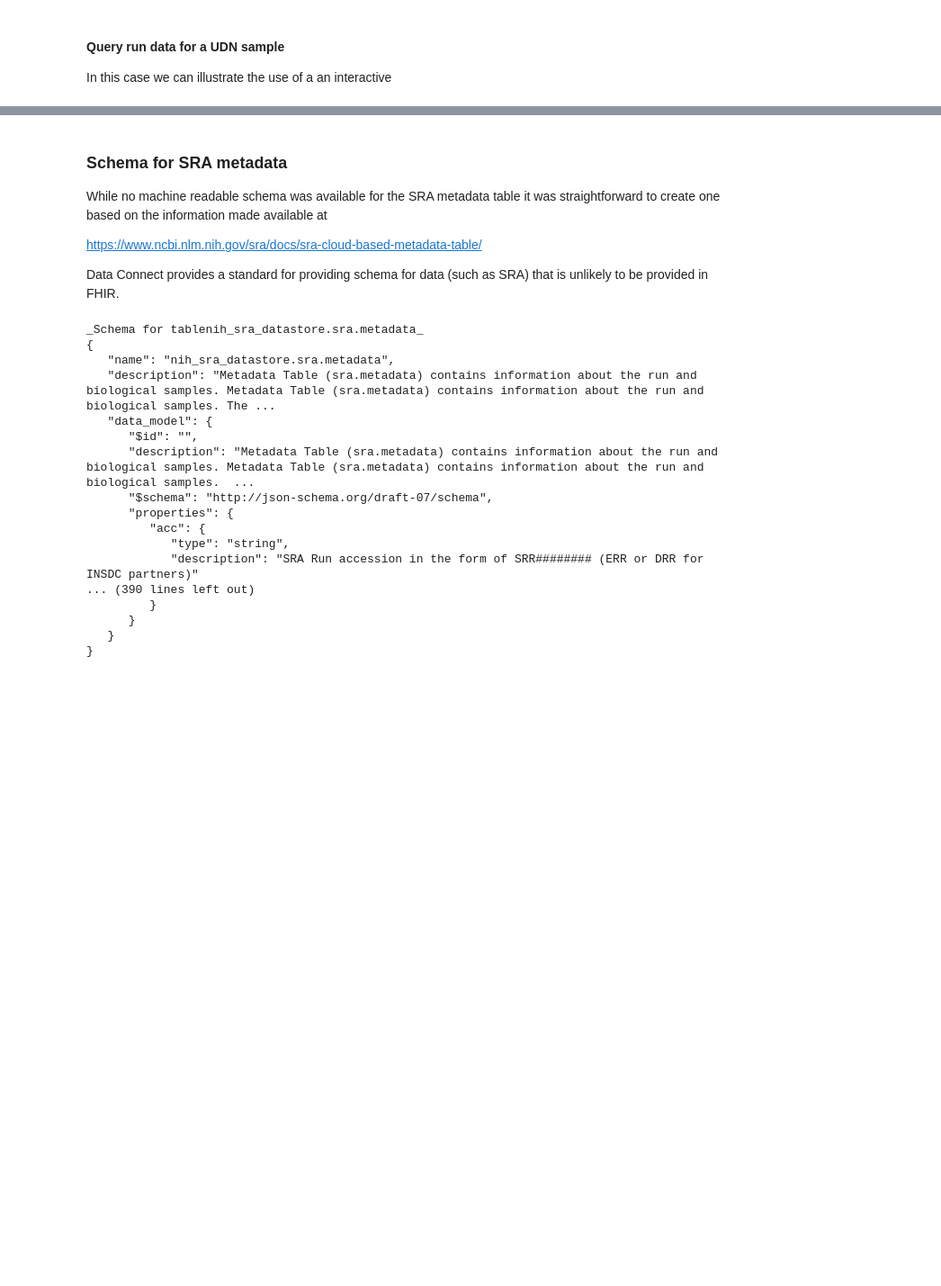
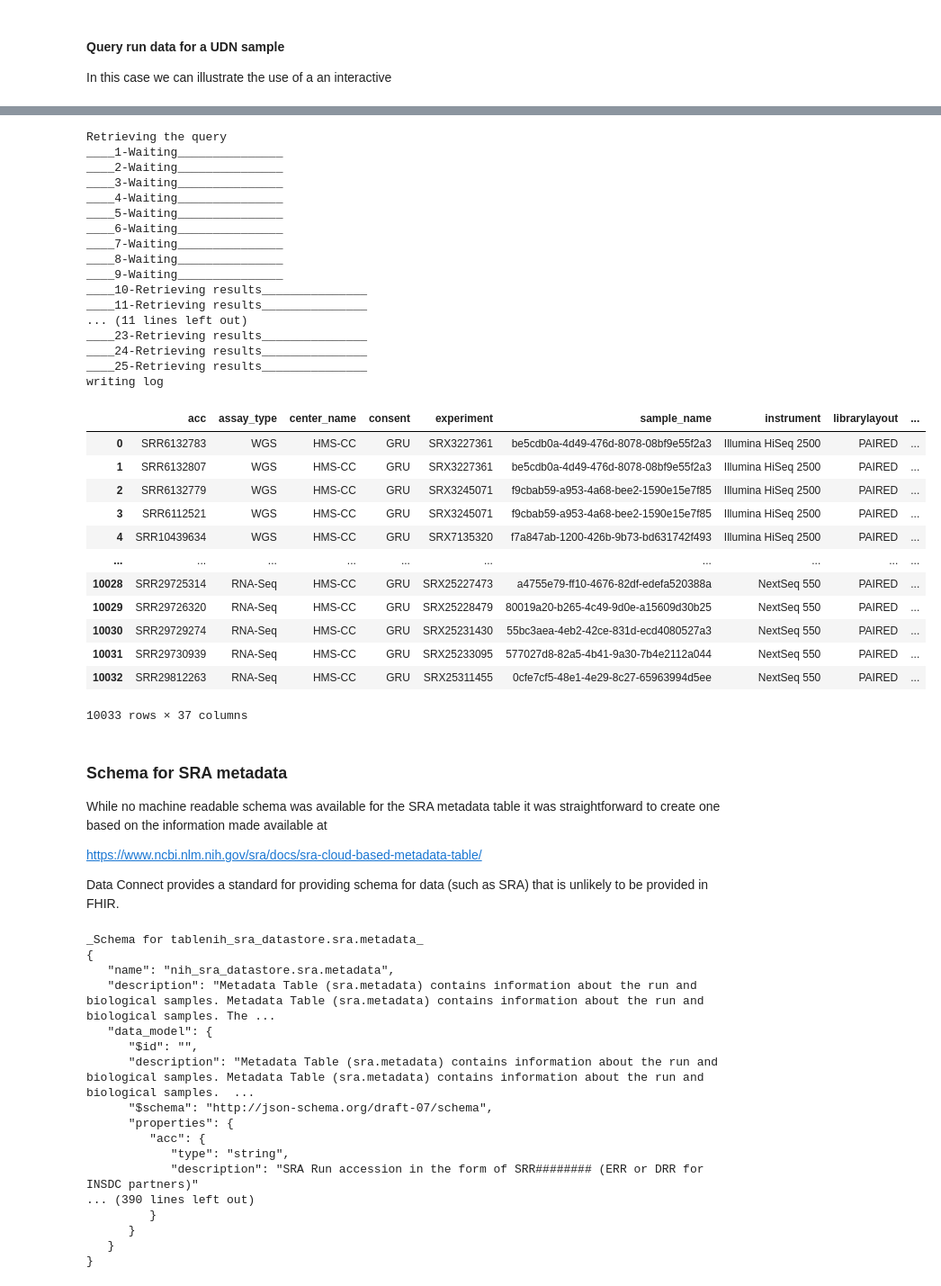
Before and after one commit to ga4gh/fasp-scripts, a Jupyter notebook: notebooks/search/Data Connect - dbGaP 1.ipynb, the cells around one changed output, grey strips where cells are left out. Shown: that part at 90% size. Cells and saved outputs as stored; diff of their text form; code cells hidden in the pictures; blank space fills up the shorter version.

```diff
--- a/notebooks/search/Data Connect - dbGaP 1.ipynb
+++ b/notebooks/search/Data Connect - dbGaP 1.ipynb
@@ -864,0 +1035,8 @@ ____Page65_______________
+# %%
+query1 = '''SELECT assay_type, experiment, instrument, librarysource, avgspotlen
+FROM tutorial.scr_udn_v5.sra_run_flat
+where acc='SRR29721791'
+'''
+
+res = cl.run_query(query1, return_type='dataframe', )
+res
@@ -865,3 +1064,39 @@ ____Page65_______________
+# %%
+json_data = cl.get_data('tutorial.scr_udn_v5.sra_run', return_type='json')
+                        #query_tags=query_tags )
+df = pd.DataFrame.from_dict(json_data)
+df
+# %% [output]
+Retrieving the query
+____1-Waiting_______________
+____2-Waiting_______________
+____3-Waiting_______________
+____4-Waiting_______________
+____5-Waiting_______________
+____6-Waiting_______________
+____7-Waiting_______________
+____8-Waiting_______________
+____9-Waiting_______________
+____10-Retrieving results_______________
+____11-Retrieving results_______________
+... (11 lines left out)
+____23-Retrieving results_______________
+____24-Retrieving results_______________
+____25-Retrieving results_______________
+writing log
+|  | acc | assay_type | center_name | consent | experiment | sample_name | instrument | librarylayout | ... |
+| 0 | SRR6132783 | WGS | HMS-CC | GRU | SRX3227361 | be5cdb0a-4d49-476d-8078-08bf9e55f2a3 | Illumina HiSeq 2500 | PAIRED | ... |
+| 1 | SRR6132807 | WGS | HMS-CC | GRU | SRX3227361 | be5cdb0a-4d49-476d-8078-08bf9e55f2a3 | Illumina HiSeq 2500 | PAIRED | ... |
+| 2 | SRR6132779 | WGS | HMS-CC | GRU | SRX3245071 | f9cbab59-a953-4a68-bee2-1590e15e7f85 | Illumina HiSeq 2500 | PAIRED | ... |
+| 3 | SRR6112521 | WGS | HMS-CC | GRU | SRX3245071 | f9cbab59-a953-4a68-bee2-1590e15e7f85 | Illumina HiSeq 2500 | PAIRED | ... |
+| 4 | SRR10439634 | WGS | HMS-CC | GRU | SRX7135320 | f7a847ab-1200-426b-9b73-bd631742f493 | Illumina HiSeq 2500 | PAIRED | ... |
+| ... | ... | ... | ... | ... | ... | ... | ... | ... | ... |
+| 10028 | SRR29725314 | RNA-Seq | HMS-CC | GRU | SRX25227473 | a4755e79-ff10-4676-82df-edefa520388a | NextSeq 550 | PAIRED | ... |
+| 10029 | SRR29726320 | RNA-Seq | HMS-CC | GRU | SRX25228479 | 80019a20-b265-4c49-9d0e-a15609d30b25 | NextSeq 550 | PAIRED | ... |
+| 10030 | SRR29729274 | RNA-Seq | HMS-CC | GRU | SRX25231430 | 55bc3aea-4eb2-42ce-831d-ecd4080527a3 | NextSeq 550 | PAIRED | ... |
+| 10031 | SRR29730939 | RNA-Seq | HMS-CC | GRU | SRX25233095 | 577027d8-82a5-4b41-9a30-7b4e2112a044 | NextSeq 550 | PAIRED | ... |
+| 10032 | SRR29812263 | RNA-Seq | HMS-CC | GRU | SRX25311455 | 0cfe7cf5-48e1-4e29-8c27-65963994d5ee | NextSeq 550 | PAIRED | ... |
+10033 rows × 37 columns
 # %% [markdown]
 ### Schema for SRA metadata
 
```
Also changed, not shown: parts of 55 cells of this notebook, 5 other files.
